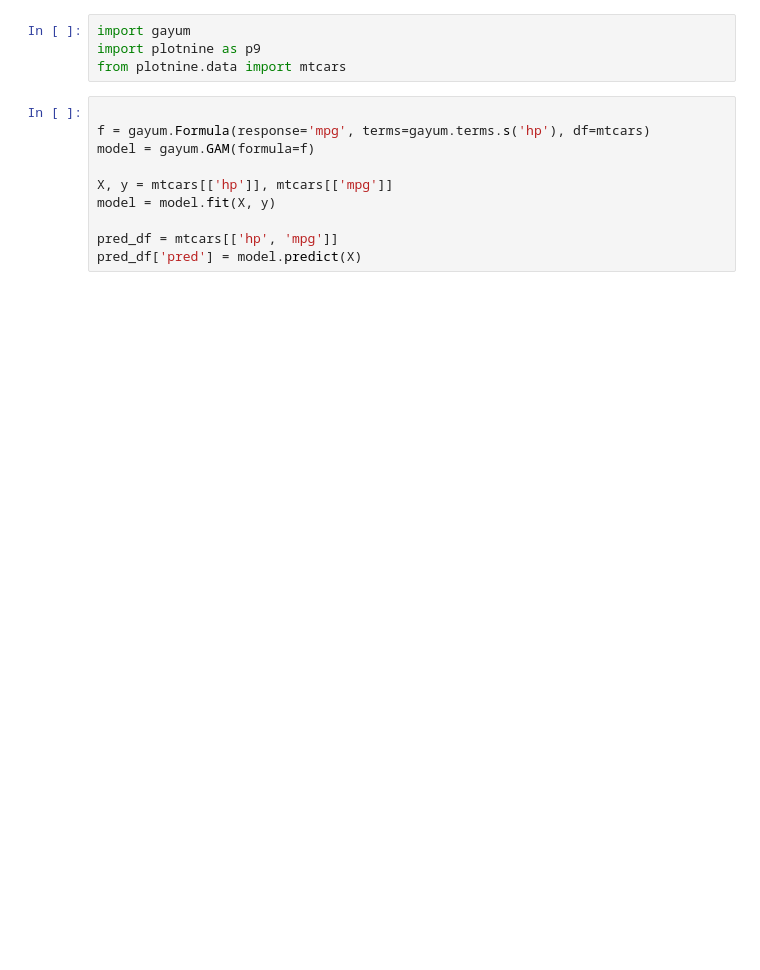
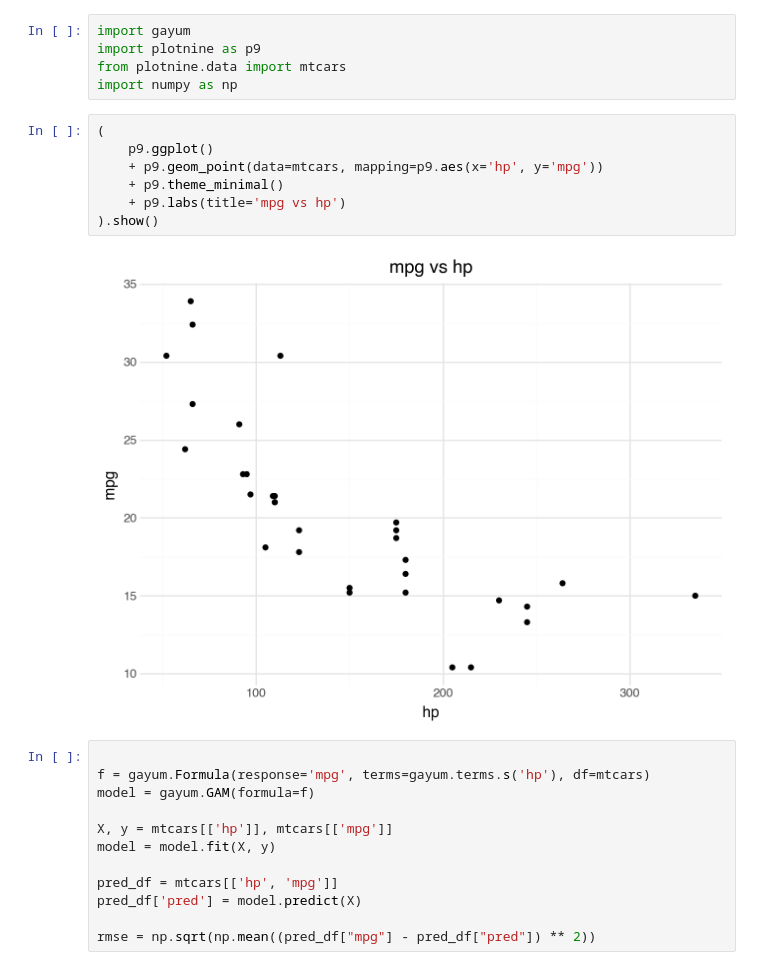
Before and after one commit to Jensen-holm/gayum, a Jupyter notebook: examples/mtcars.ipynb, the cells around one changed output. Drawn from its saved outputs; the diff is of its cells as text; blank space fills up the shorter version.

```diff
--- a/examples/mtcars.ipynb
+++ b/examples/mtcars.ipynb
@@ -2,6 +2,16 @@
 import gayum
 import plotnine as p9
 from plotnine.data import mtcars
+import numpy as np
+# %%
+(
+    p9.ggplot()
+    + p9.geom_point(data=mtcars, mapping=p9.aes(x='hp', y='mpg'))
+    + p9.theme_minimal()
+    + p9.labs(title='mpg vs hp')
+).show()
+# %% [output]
+[figure, added]
 # %%
 
 f = gayum.Formula(response='mpg', terms=gayum.terms.s('hp'), df=mtcars)
@@ -12,6 +22,8 @@ model = model.fit(X, y)
 
 pred_df = mtcars[['hp', 'mpg']]
 pred_df['pred'] = model.predict(X)
+
+rmse = np.sqrt(np.mean((pred_df["mpg"] - pred_df["pred"]) ** 2))
 # %%
 (
     p9.ggplot()
```
Also changed, not shown: parts of 2 cells of this notebook, 1 other file.
